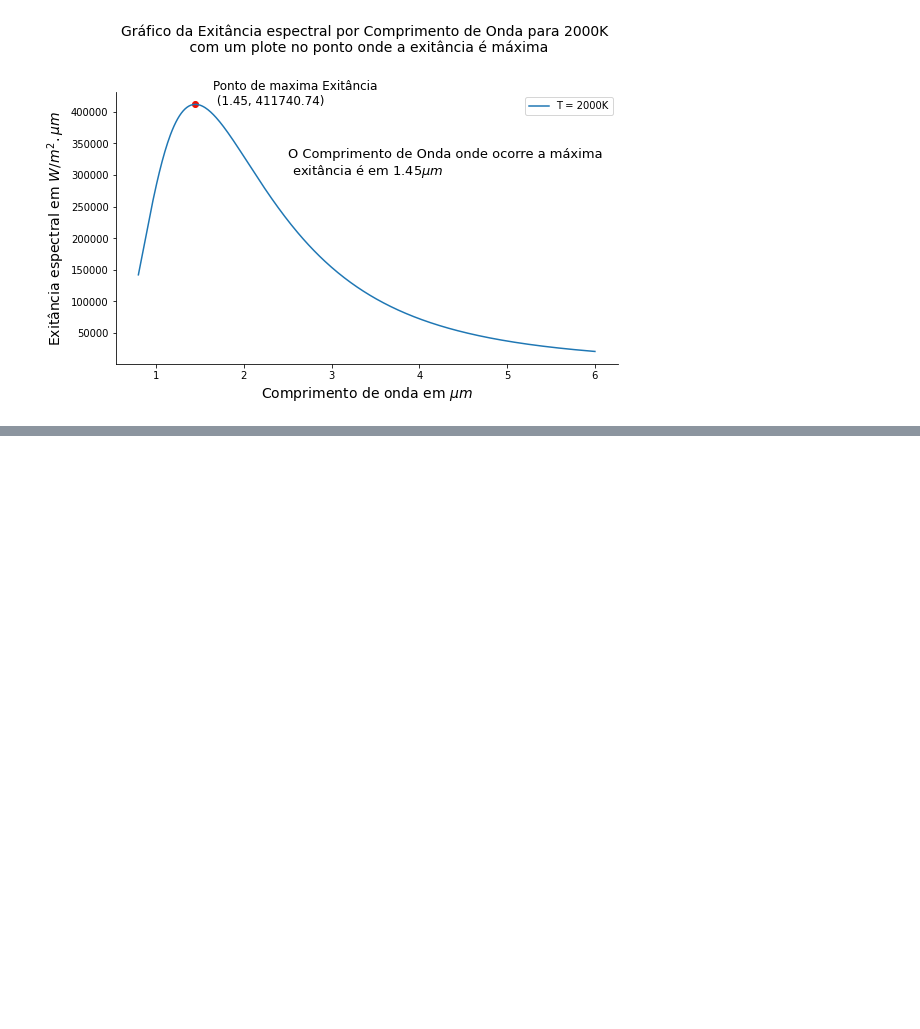
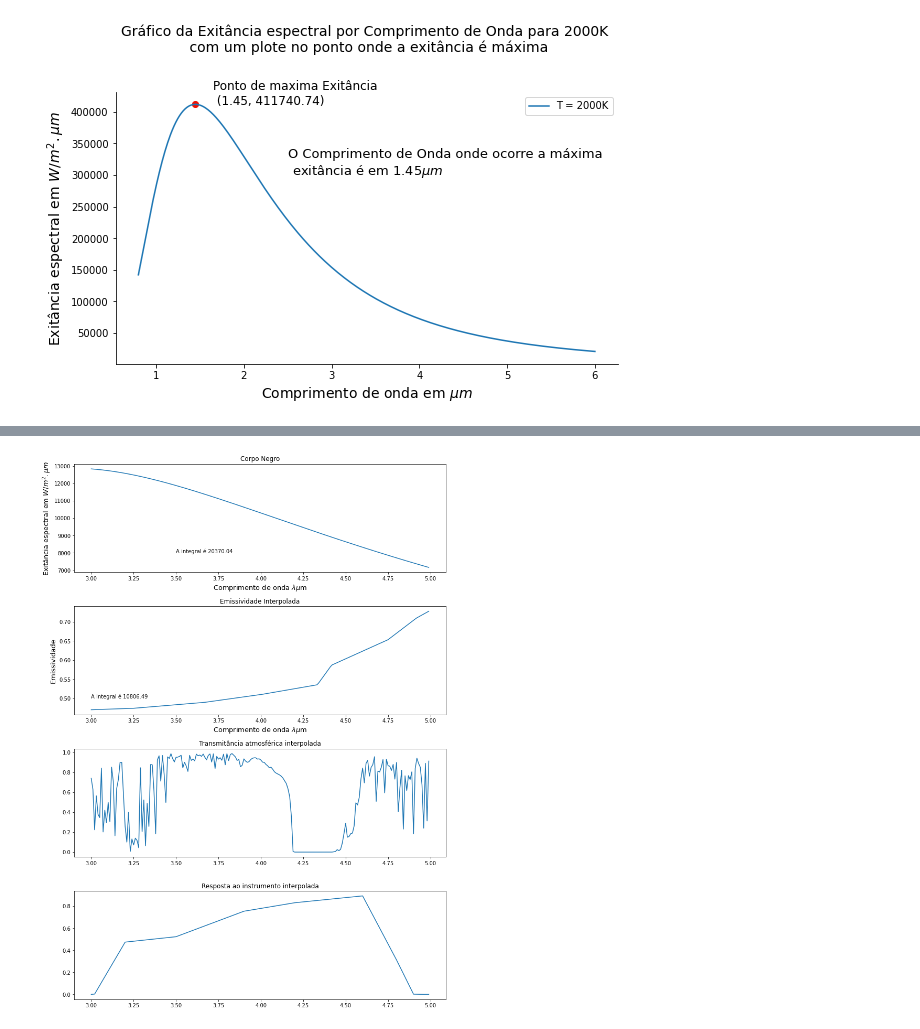
Before and after one commit to marcosmvgs/CEAAE---Ostensivo, a Jupyter notebook: Lista_de_exercícios_3_GE_803.ipynb, the cells around one changed output, grey strips where cells are left out. Saved outputs shown, nothing was run; the diff lists cells and outputs as text; code cells hidden in the pictures; blank space fills up the shorter version.

```diff
--- a/Lista_de_exercícios_3_GE_803.ipynb
+++ b/Lista_de_exercícios_3_GE_803.ipynb
@@ -189,0 +303,68 @@ plt.show()
+# %%
+def interpolar(x, y, intervalo):
+  x = x
+  y = y
+  f = interp1d(x, y, kind='linear')
+  dados_interp = f(intervalo)
+  return dados_interp
+# %%
+comp_onda = np.arange(3, 5, 0.01)
+exit = M_spectral(1000, comp_onda)
+
+fig = plt.figure(figsize=(11,15))
+spec = fig.add_gridspec(nrows=4, ncols=1)
+
+#Primeiro Plote
+ax1 = fig.add_subplot(spec[0])
+ax1.plot(comp_onda, exit)
+
+integral = np.trapz(exit, comp_onda)
+
+ax1.annotate(f'A integral é {round(integral, 2)}', xy=(3.5,8000))
+ax1.set_title('Corpo Negro')
+ax1.set_xlabel('Comprimento de onda $\lambda{\mu}$m', fontsize = 13)
+ax1.set_ylabel('Exitância espectral em $W/m^2 . \mu m$', fontsize = 13)
+
+#Segundo plote
+emiss = pd.read_csv('/content/obj_emiss.txt', sep = '\t', names = ['comp_onda', 'Emissividade'])
+x = emiss['comp_onda']
+y = emiss['Emissividade']
+
+dados_emiss = interpolar(x, y, comp_onda)
+exit_emiss = M_spectral(1000, comp_onda, dados_emiss)
+integral = np.trapz(exit_emiss, comp_onda)
+
+ax2 = fig.add_subplot(spec[1])
+ax2.plot(comp_onda, dados_emiss)
+ax2.annotate(f'A integral é {round(integral, 2)}', xy=(3,0.5))
+ax2.set_title('Emissividade Interpolada')
+ax2.set_xlabel('Comprimento de onda $\lambda{\mu}$m', fontsize = 13)
+ax2.set_ylabel('Emissividade', fontsize = 13)
+
+
+#Terceiro plot
+ax3 = fig.add_subplot(spec[2])
+transmit = pd.read_csv('/content/transm.txt', sep='  ', names = ['comp_onda', 'transmitancia'])
+x = transmit['comp_onda']
+y = transmit['transmitancia']
+dados_transmit = interpolar(x, y, comp_onda)
+
+ax3.plot(comp_onda, dados_transmit)
+ax3.set_title('Transmitância atmosférica interpolada')
+
+#Quarto Plote
+
+ax4 = fig.add_subplot(spec[3])
+resp = pd.read_csv('/content/resp_instr.txt', sep=' ', names = ['comp_onda', 'resp'])
+x = resp['comp_onda']
+y = resp['resp']
+dados_resp = interpolar(x,y, comp_onda)
+
+ax4.plot(comp_onda, dados_resp)
+ax4.set_title('Resposta ao instrumento interpolada')
+
+
+plt.tight_layout()
+plt.show()
+# %% [output]
+[figure, added]
```
Also changed, not shown: parts of 33 cells of this notebook.
